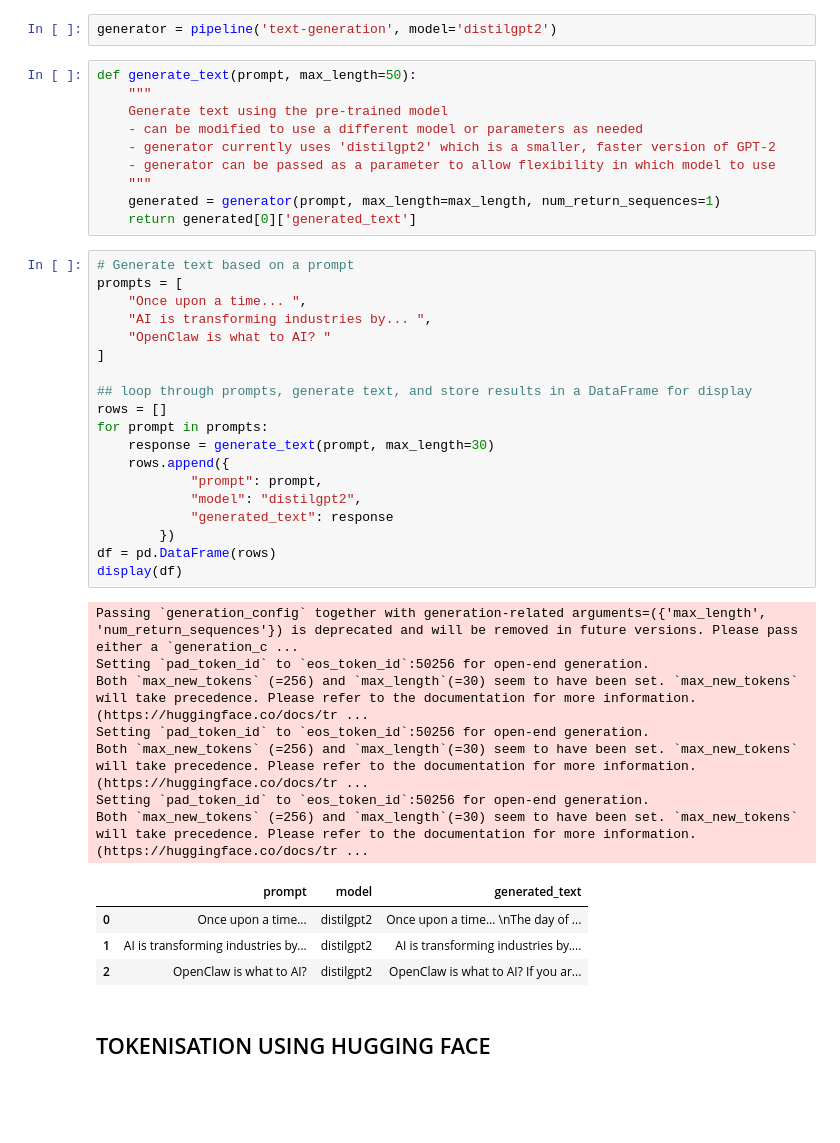
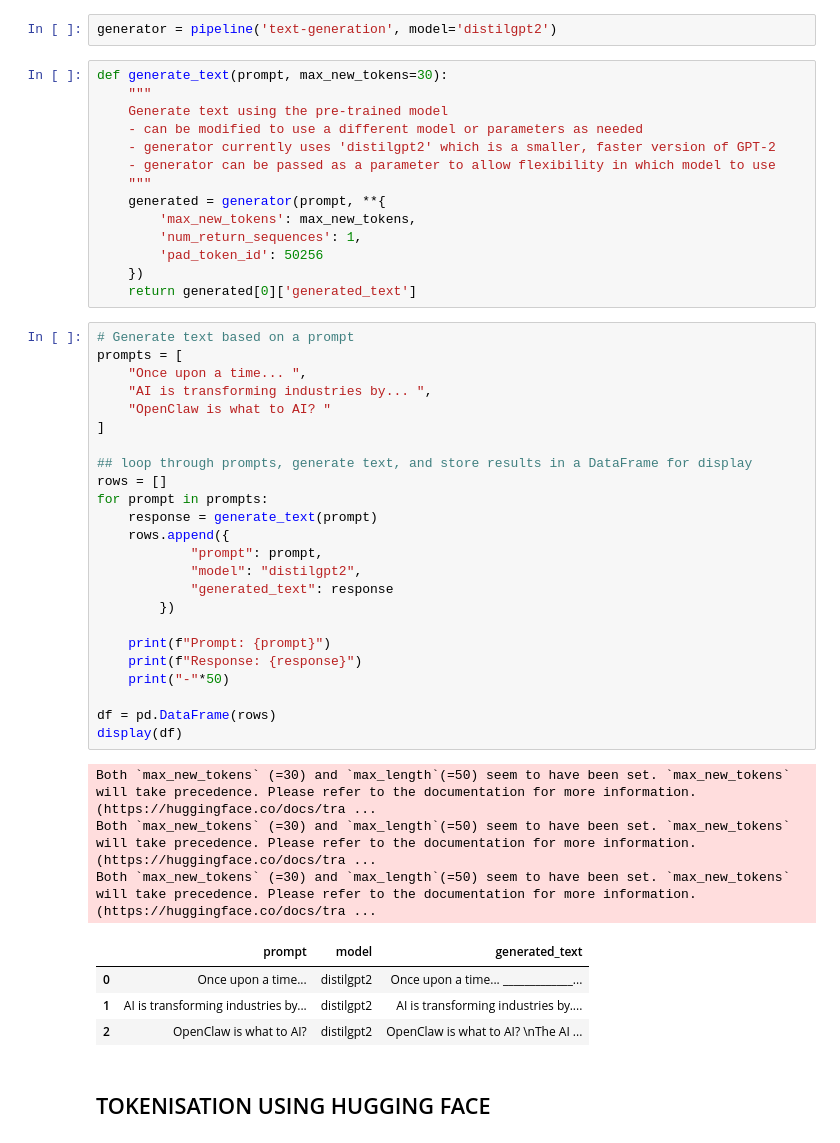
Before and after one commit to rskulkar/pravartak, a Jupyter notebook: assignments/week06/week06_project_v01.ipynb, the cells around one changed output. Cells and saved outputs as stored; diff of their text form; blank space fills up the shorter version.

```diff
--- a/assignments/week06/week06_project_v01.ipynb
+++ b/assignments/week06/week06_project_v01.ipynb
@@ -42,46 +42,51 @@ from sklearn.metrics.pairwise import cosine_similarity
 # %%
 generator = pipeline('text-generation', model='distilgpt2')
 # %%
-def generate_text(prompt, max_length=50):
+def generate_text(prompt, max_new_tokens=30):
     """
     Generate text using the pre-trained model
     - can be modified to use a different model or parameters as needed
     - generator currently uses 'distilgpt2' which is a smaller, faster version of GPT-2
     - generator can be passed as a parameter to allow flexibility in which model to use
     """
-    generated = generator(prompt, max_length=max_length, num_return_sequences=1)
+    generated = generator(prompt, **{
+        'max_new_tokens': max_new_tokens,
+        'num_return_sequences': 1,
+        'pad_token_id': 50256
+    })
     return generated[0]['generated_text']
 # %%
 # Generate text based on a prompt
 prompts = [
     "Once upon a time... ",
     "AI is transforming industries by... ",
     "OpenClaw is what to AI? "
 ]
 
 ## loop through prompts, generate text, and store results in a DataFrame for display
 rows = []
 for prompt in prompts:
-    response = generate_text(prompt, max_length=30)
+    response = generate_text(prompt)
     rows.append({
             "prompt": prompt,
             "model": "distilgpt2",
             "generated_text": response
         })
+
+    print(f"Prompt: {prompt}")
+    print(f"Response: {response}")
+    print("-"*50)
+
 df = pd.DataFrame(rows)
 display(df)
 # %% [output]
-Passing `generation_config` together with generation-related arguments=({'max_length', 'num_return_sequences'}) is deprecated and will be removed in future versions. Please pass either a `generation_c ...
-Setting `pad_token_id` to `eos_token_id`:50256 for open-end generation.
-Both `max_new_tokens` (=256) and `max_length`(=30) seem to have been set. `max_new_tokens` will take precedence. Please refer to the documentation for more information. (https://huggingface.co/docs/tr ...
-Setting `pad_token_id` to `eos_token_id`:50256 for open-end generation.
-Both `max_new_tokens` (=256) and `max_length`(=30) seem to have been set. `max_new_tokens` will take precedence. Please refer to the documentation for more information. (https://huggingface.co/docs/tr ...
-Setting `pad_token_id` to `eos_token_id`:50256 for open-end generation.
-Both `max_new_tokens` (=256) and `max_length`(=30) seem to have been set. `max_new_tokens` will take precedence. Please refer to the documentation for more information. (https://huggingface.co/docs/tr ...
+Both `max_new_tokens` (=30) and `max_length`(=50) seem to have been set. `max_new_tokens` will take precedence. Please refer to the documentation for more information. (https://huggingface.co/docs/tra ...
+Both `max_new_tokens` (=30) and `max_length`(=50) seem to have been set. `max_new_tokens` will take precedence. Please refer to the documentation for more information. (https://huggingface.co/docs/tra ...
+Both `max_new_tokens` (=30) and `max_length`(=50) seem to have been set. `max_new_tokens` will take precedence. Please refer to the documentation for more information. (https://huggingface.co/docs/tra ...
 |  | prompt | model | generated_text |
-| 0 | Once upon a time... | distilgpt2 | Once upon a time... \nThe day of ... |
+| 0 | Once upon a time... | distilgpt2 | Once upon a time... _____________... |
 | 1 | AI is transforming industries by... | distilgpt2 | AI is transforming industries by.... |
-| 2 | OpenClaw is what to AI? | distilgpt2 | OpenClaw is what to AI? If you ar... |
+| 2 | OpenClaw is what to AI? | distilgpt2 | OpenClaw is what to AI? \nThe AI ... |
 # %% [markdown]
 ## TOKENISATION USING HUGGING FACE
 # %%
```
Also changed, not shown: parts of 14 cells of this notebook, 7 other files.
